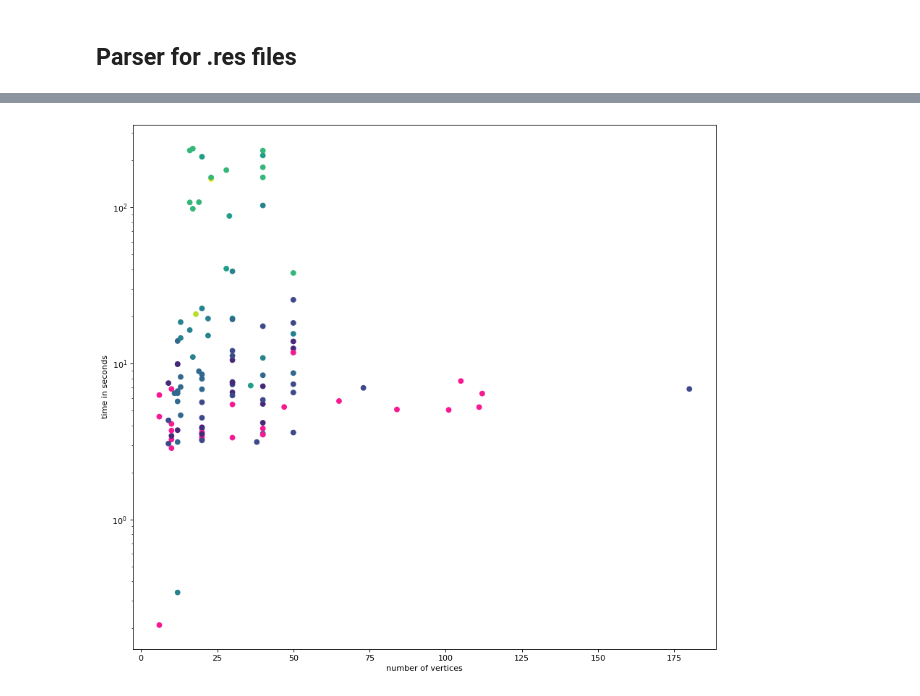
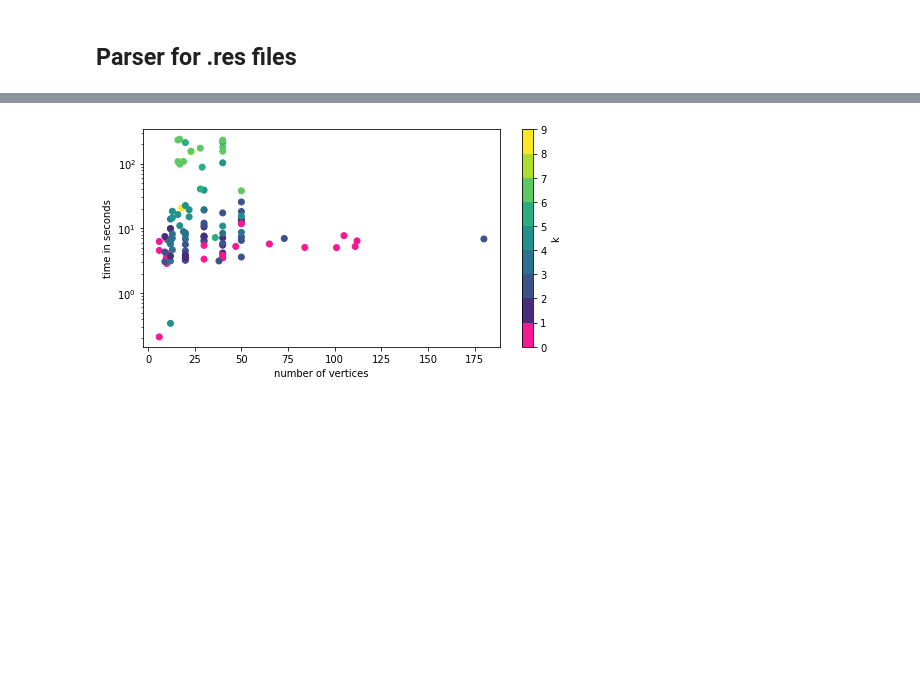
Before and after one commit to Jakob-L-M/dfvs, a Jupyter notebook: results/plots.ipynb, the cells around one changed output, grey strips where cells are left out. Cells and saved outputs as stored; diff of their text form; code cells hidden in the pictures; blank space fills up the shorter version.

Commit message:
colorbar

```diff
--- a/results/plots.ipynb
+++ b/results/plots.ipynb
@@ -70,22 +72,21 @@ plt.ylabel('time in seconds');
 # %%
-import numpy as np
-import matplotlib.pyplot as plt
-from matplotlib import cm
-from matplotlib.colors import ListedColormap
-from matplotlib.pyplot import figure
+k = len(df['k'].unique())
 
-figure(figsize=(13, 12), dpi=80)
-
-viridis = cm.get_cmap('viridis', 256)
-newcolors = viridis(np.linspace(0, 1, 256))
+viridis = cm.get_cmap('viridis', k)
+newcolors = viridis(np.linspace(0, 1, k))
 pink = np.array([248/256, 24/256, 148/256, 1])
 newcolors[:1, :] = pink
 newcmp = ListedColormap(newcolors)
 
-# df = df[df['k']>0]
-plt.scatter(df['n'], df['t'], c=df['k'], cmap=newcmp)
-plt.yscale('log')
-plt.xlabel('number of vertices')
-plt.ylabel('time in seconds');
+fig, ax = plt.subplots(figsize=(8,4))
+
+im = ax.scatter(df['n'], df['t'], c=df['k'], cmap=newcmp)
+ax.set_yscale('log')
+ax.set_xlabel('number of vertices')
+ax.set_ylabel('time in seconds')
+
+color_bar = fig.colorbar(im, orientation="vertical")
+color_bar.ax.set_ylabel('k')
+plt.show()
 # %% [output]
-[figure, old version]
+[figure, new version]
```
Also changed, not shown: parts of 1 cell of this notebook.
